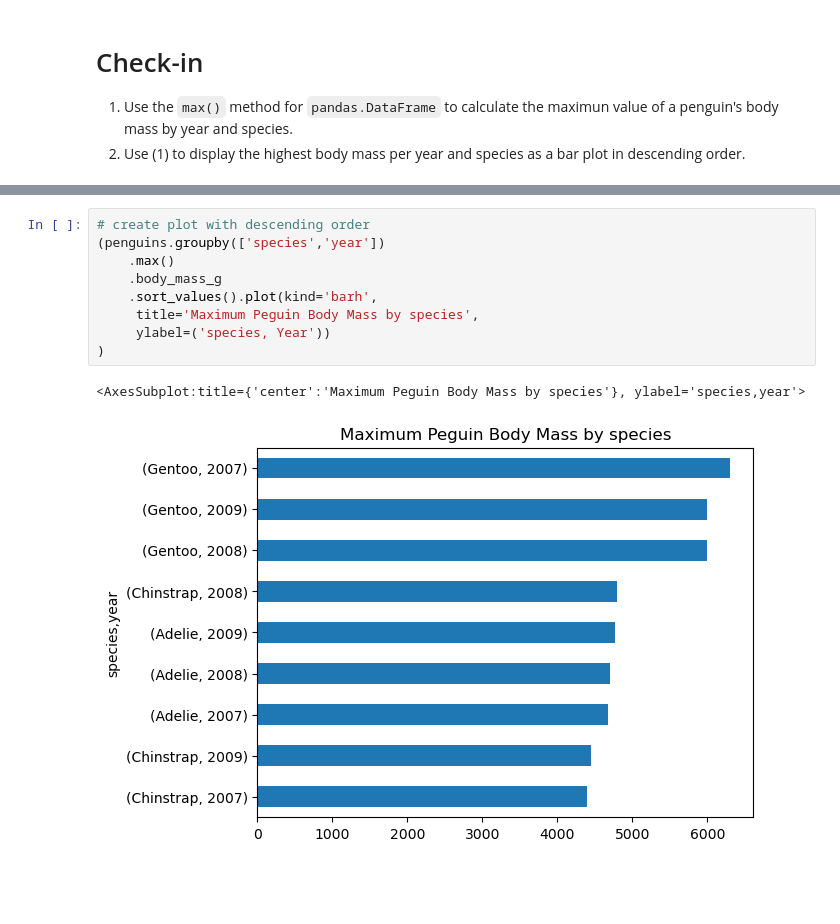
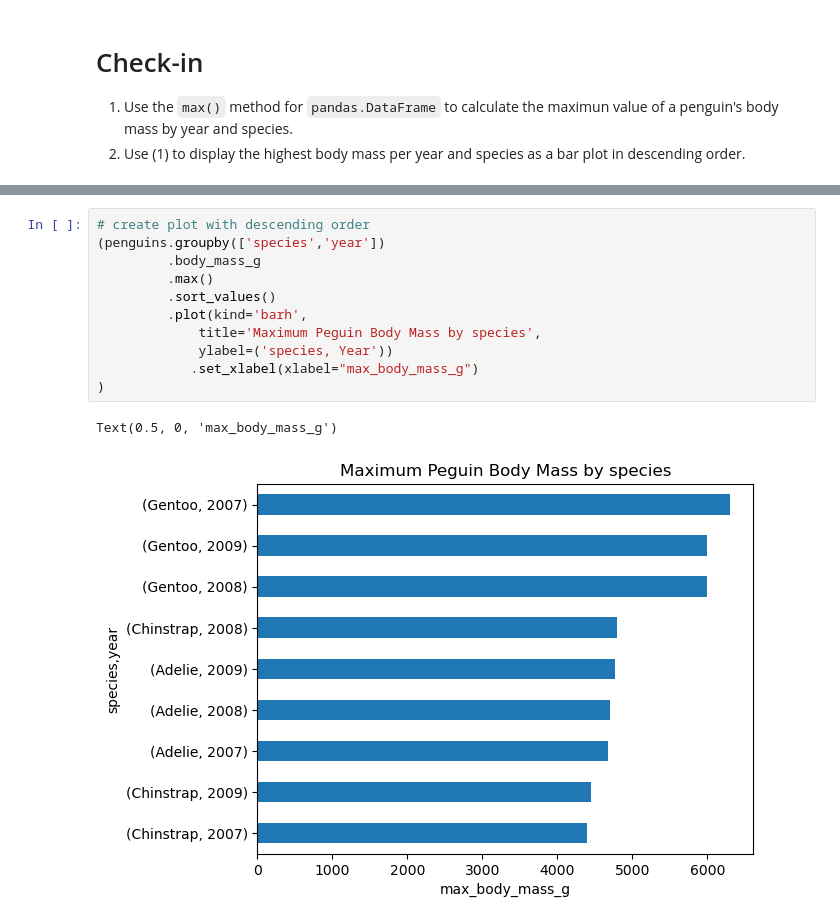
Before and after one commit to ZoeZhouJ/eds220-2024-in-class, a Jupyter notebook: week3-groupby.ipynb, the cells around one changed output, grey strips where cells are left out. Drawn from its saved outputs; the diff is of its cells as text; blank space fills up the shorter version.

```diff
--- a/week3-groupby.ipynb
+++ b/week3-groupby.ipynb
@@ -195,12 +203,14 @@ Name: body_mass_g, dtype: float64
 # %%
 # create plot with descending order
 (penguins.groupby(['species','year'])
-    .max()
-    .body_mass_g
-    .sort_values().plot(kind='barh',
-     title='Maximum Peguin Body Mass by species',
-     ylabel=('species, Year'))
+         .body_mass_g
+         .max()
+         .sort_values()
+         .plot(kind='barh',
+             title='Maximum Peguin Body Mass by species',
+             ylabel=('species, Year'))
+            .set_xlabel(xlabel="max_body_mass_g")
 )
 # %% [output]
-<AxesSubplot:title={'center':'Maximum Peguin Body Mass by species'}, ylabel='species,year'>
+Text(0.5, 0, 'max_body_mass_g')
-[figure, old version]
+[figure, new version]
```
Also changed, not shown: parts of 1 cell of this notebook.
